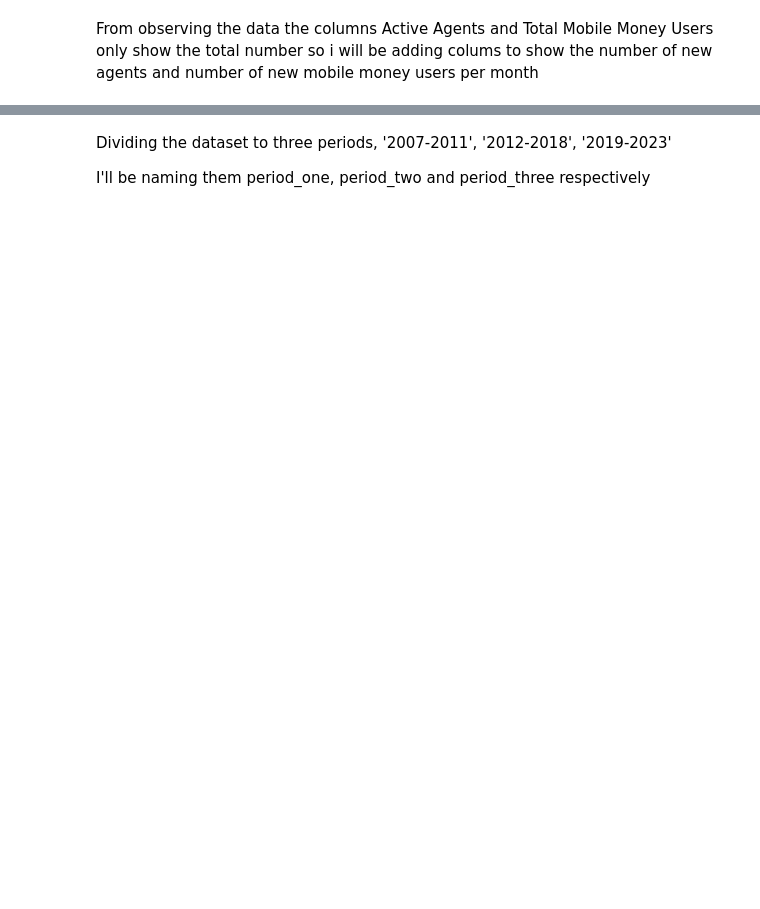
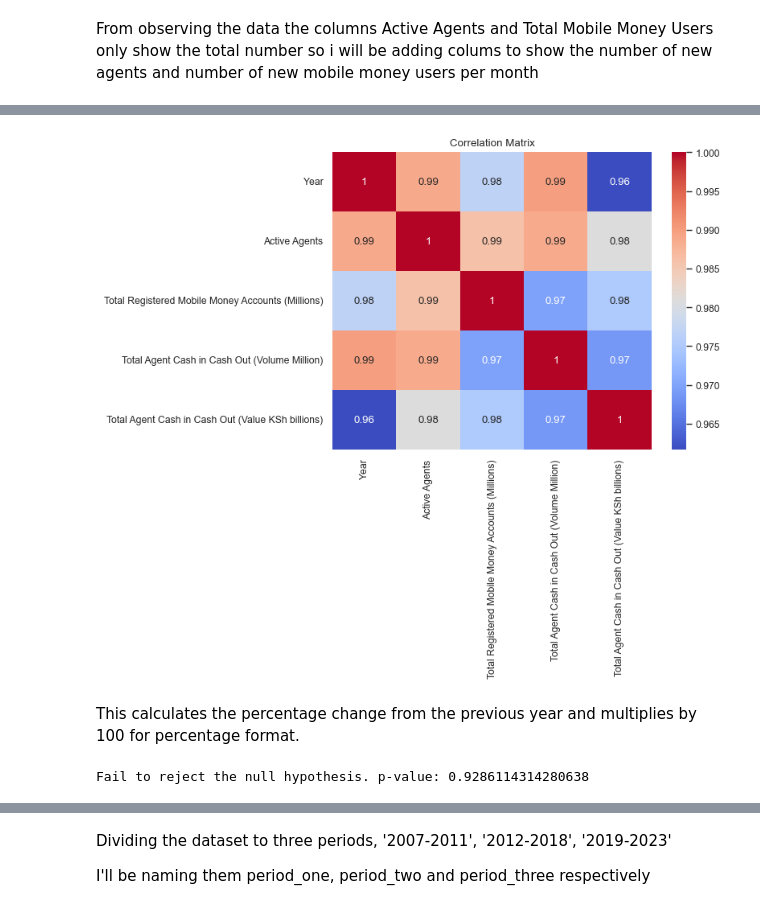
Before and after one commit to Murega14/Value-of-Transactions, a Jupyter notebook: transactions.ipynb, the cells around one changed output, grey strips where cells are left out. Saved outputs shown, nothing was run; the diff lists cells and outputs as text; code cells hidden in the pictures; blank space fills up the shorter version.

Commit message:
Analysis

```diff
--- a/transactions.ipynb
+++ b/transactions.ipynb
@@ -99,3 +108,26 @@ df.head(10)
 | 187 | 2007 | October | 1196 | 0.875962 | 0.958908 | 2.829550 |
 | 186 | 2007 | November | 1379 | 1.133200 | 1.221740 | 3.514950 |
 | 185 | 2007 | December | 1582 | 1.345270 | 1.274100 | 3.770270 |
+# %%
+# 4. Correlation Analysis
+correlation_matrix = df.corr()
+sns.heatmap(correlation_matrix, annot=True, cmap='coolwarm')
+plt.title('Correlation Matrix')
+plt.show()
+# %% [output]
+[figure, added]
+# %% [markdown]
+This calculates the percentage change from the previous year and multiplies by 100 for percentage format.
+# %%
+# Statistical Tests
+
+group1 = df[df['Month'] == 'January']['Total Registered Mobile Money Accounts (Millions)']
+group2 = df[df['Month'] == 'February']['Total Registered Mobile Money Accounts (Millions)']
+
+t_stat, p_value = stats.ttest_ind(group1, group2)
+if p_value < 0.05:
+    print(f"Reject the null hypothesis. p-value: {p_value}")
+else:
+    print(f"Fail to reject the null hypothesis. p-value: {p_value}")
+# %% [output]
+Fail to reject the null hypothesis. p-value: 0.9286114314280638
```
Also changed, not shown: parts of 15 cells of this notebook.
